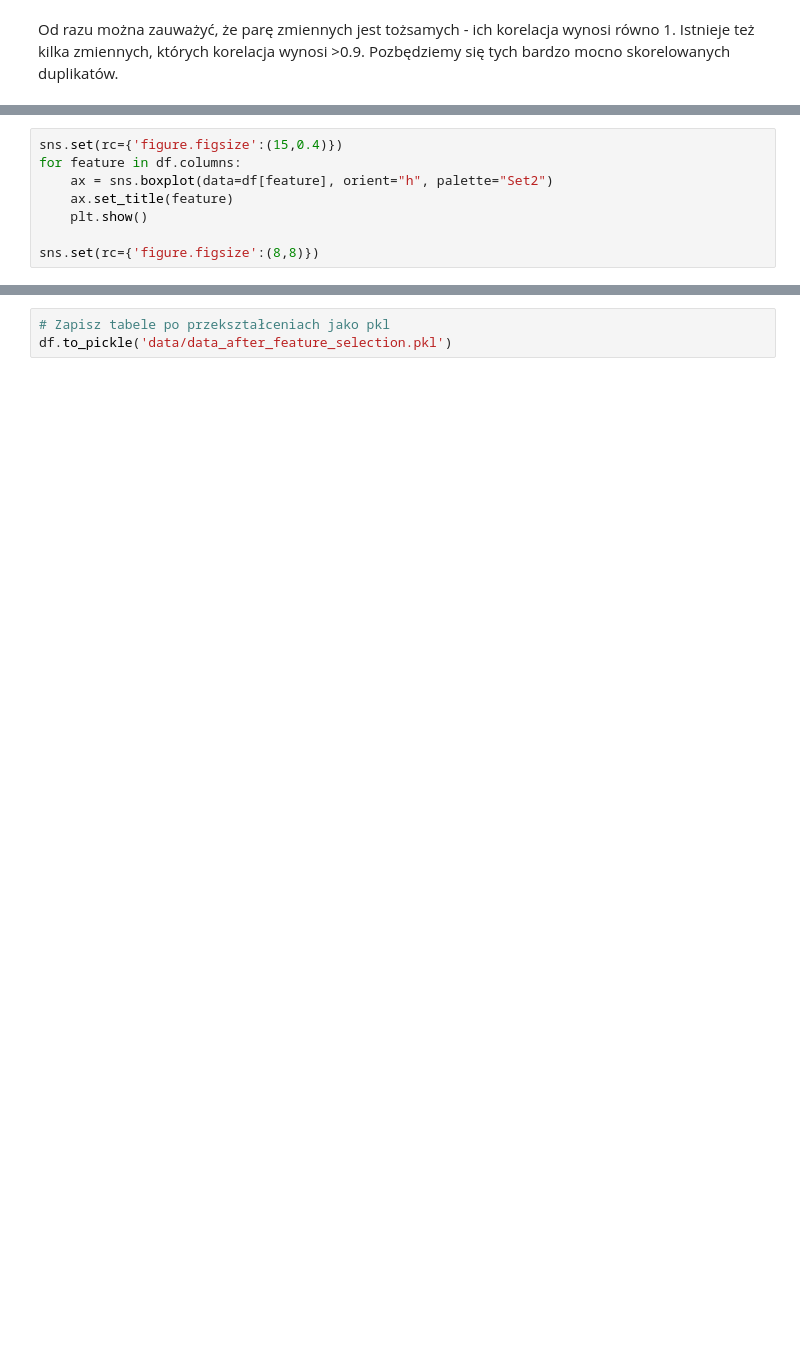
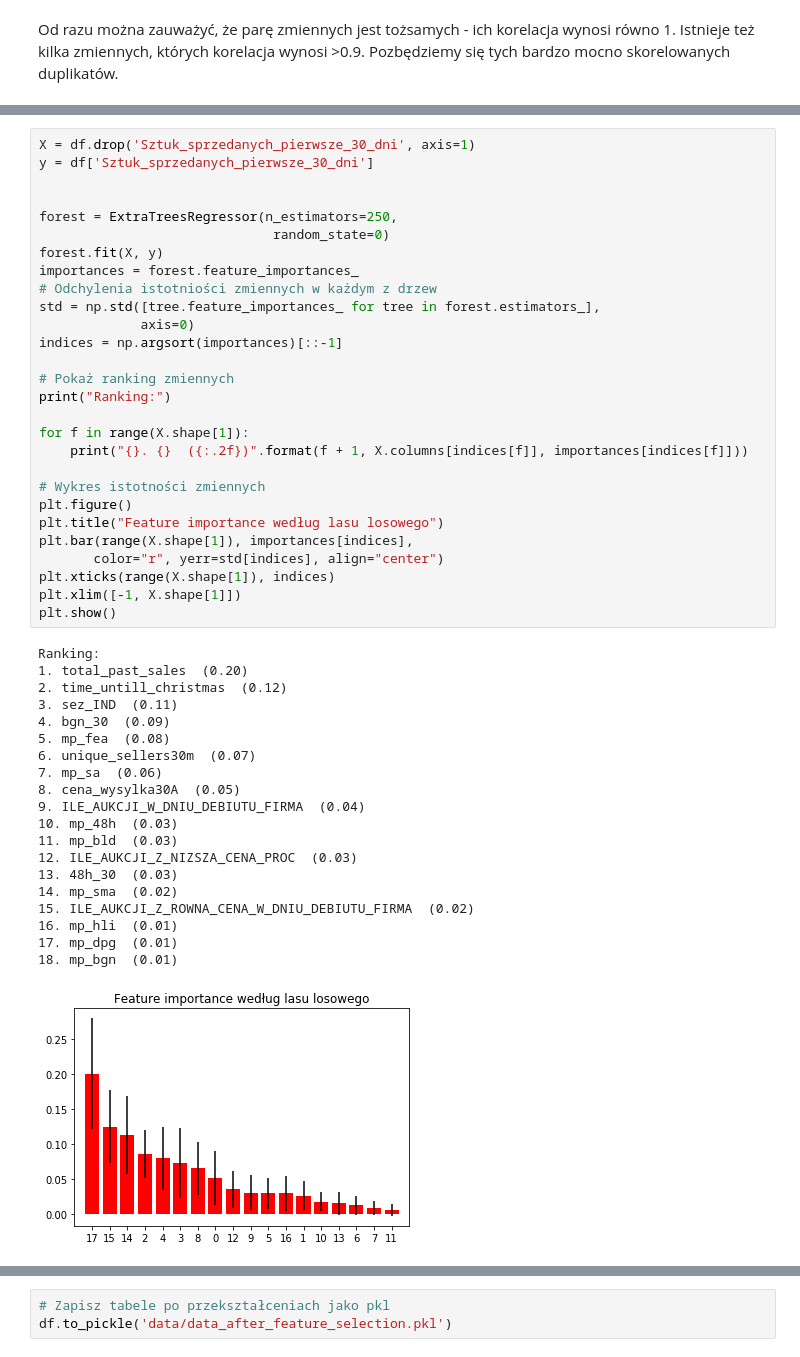
Before and after one commit to kabuboy/Sales-forecasting, a Jupyter notebook: 2.Feature_selection.ipynb, the cells around one changed output, grey strips where cells are left out. Drawn from its saved outputs; the diff is of its cells as text; blank space fills up the shorter version.

```diff
--- a/2.Feature_selection.ipynb
+++ b/2.Feature_selection.ipynb
@@ -47,8 +48,0 @@ Następnie sprawdzimy boxploty wszystkich pozostałych zmiennych.
-# %%
-sns.set(rc={'figure.figsize':(15,0.4)})
-for feature in df.columns:
-    ax = sns.boxplot(data=df[feature], orient="h", palette="Set2")
-    ax.set_title(feature)
-    plt.show()
-
-sns.set(rc={'figure.figsize':(8,8)})
@@ -68,0 +51,49 @@ sns.set(rc={'figure.figsize':(8,8)})
+# %%
+X = df.drop('Sztuk_sprzedanych_pierwsze_30_dni', axis=1)
+y = df['Sztuk_sprzedanych_pierwsze_30_dni']
+
+
+forest = ExtraTreesRegressor(n_estimators=250,
+                              random_state=0)
+forest.fit(X, y)
+importances = forest.feature_importances_
+# Odchylenia istotniości zmiennych w każdym z drzew
+std = np.std([tree.feature_importances_ for tree in forest.estimators_],
+             axis=0)
+indices = np.argsort(importances)[::-1]
+
+# Pokaż ranking zmiennych
+print("Ranking:")
+
+for f in range(X.shape[1]):
+    print("{}. {}  ({:.2f})".format(f + 1, X.columns[indices[f]], importances[indices[f]]))
+
+# Wykres istotności zmiennych
+plt.figure()
+plt.title("Feature importance według lasu losowego")
+plt.bar(range(X.shape[1]), importances[indices],
+       color="r", yerr=std[indices], align="center")
+plt.xticks(range(X.shape[1]), indices)
+plt.xlim([-1, X.shape[1]])
+plt.show()
+# %% [output]
+Ranking:
+1. total_past_sales  (0.20)
+2. time_untill_christmas  (0.12)
+3. sez_IND  (0.11)
+4. bgn_30  (0.09)
+5. mp_fea  (0.08)
+6. unique_sellers30m  (0.07)
+7. mp_sa  (0.06)
+8. cena_wysylka30A  (0.05)
+9. ILE_AUKCJI_W_DNIU_DEBIUTU_FIRMA  (0.04)
+10. mp_48h  (0.03)
+11. mp_bld  (0.03)
+12. ILE_AUKCJI_Z_NIZSZA_CENA_PROC  (0.03)
+13. 48h_30  (0.03)
+14. mp_sma  (0.02)
+15. ILE_AUKCJI_Z_ROWNA_CENA_W_DNIU_DEBIUTU_FIRMA  (0.02)
+16. mp_hli  (0.01)
+17. mp_dpg  (0.01)
+18. mp_bgn  (0.01)
+[figure, added]
```
Also changed, not shown: parts of 13 cells of this notebook, 6 other files.
